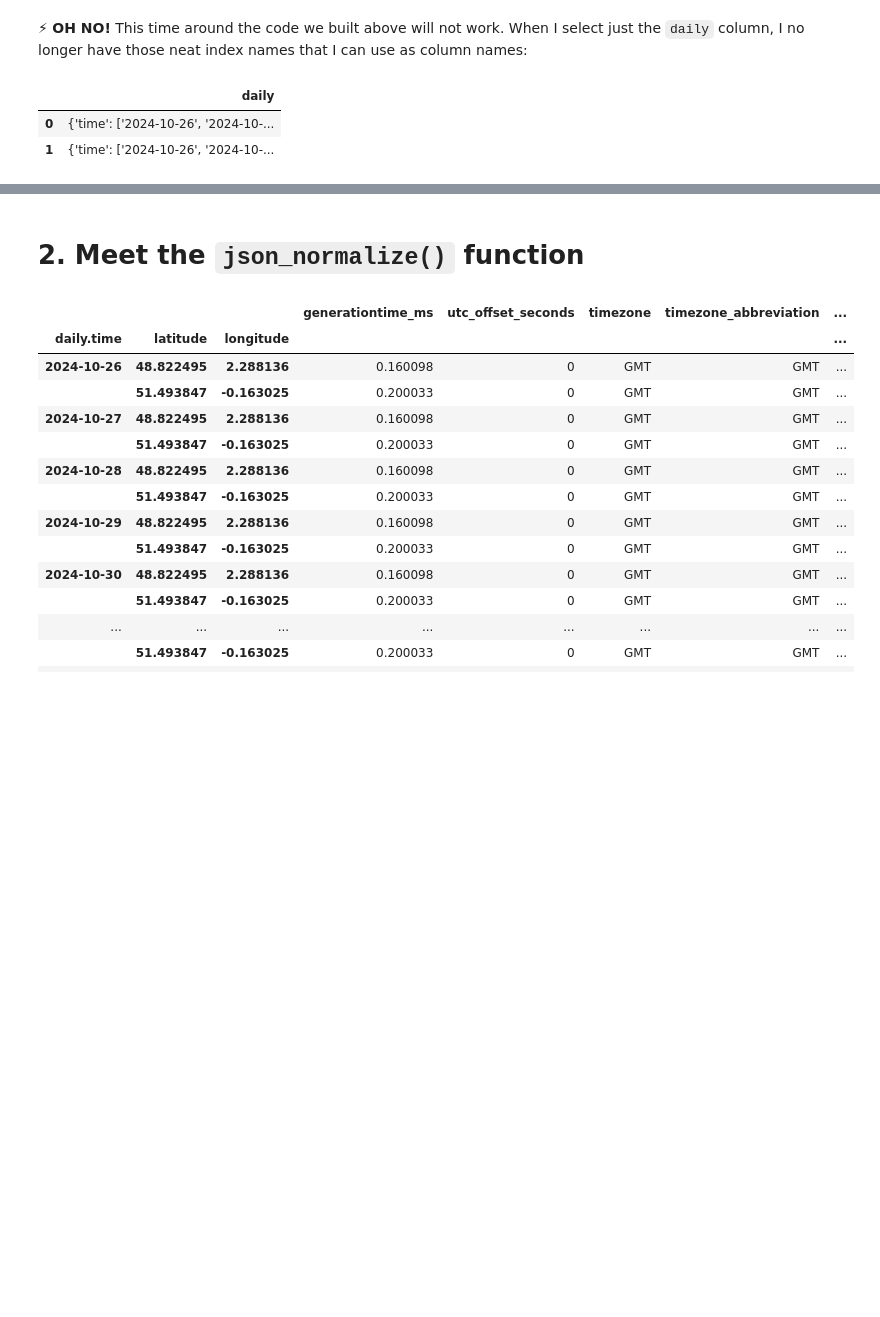
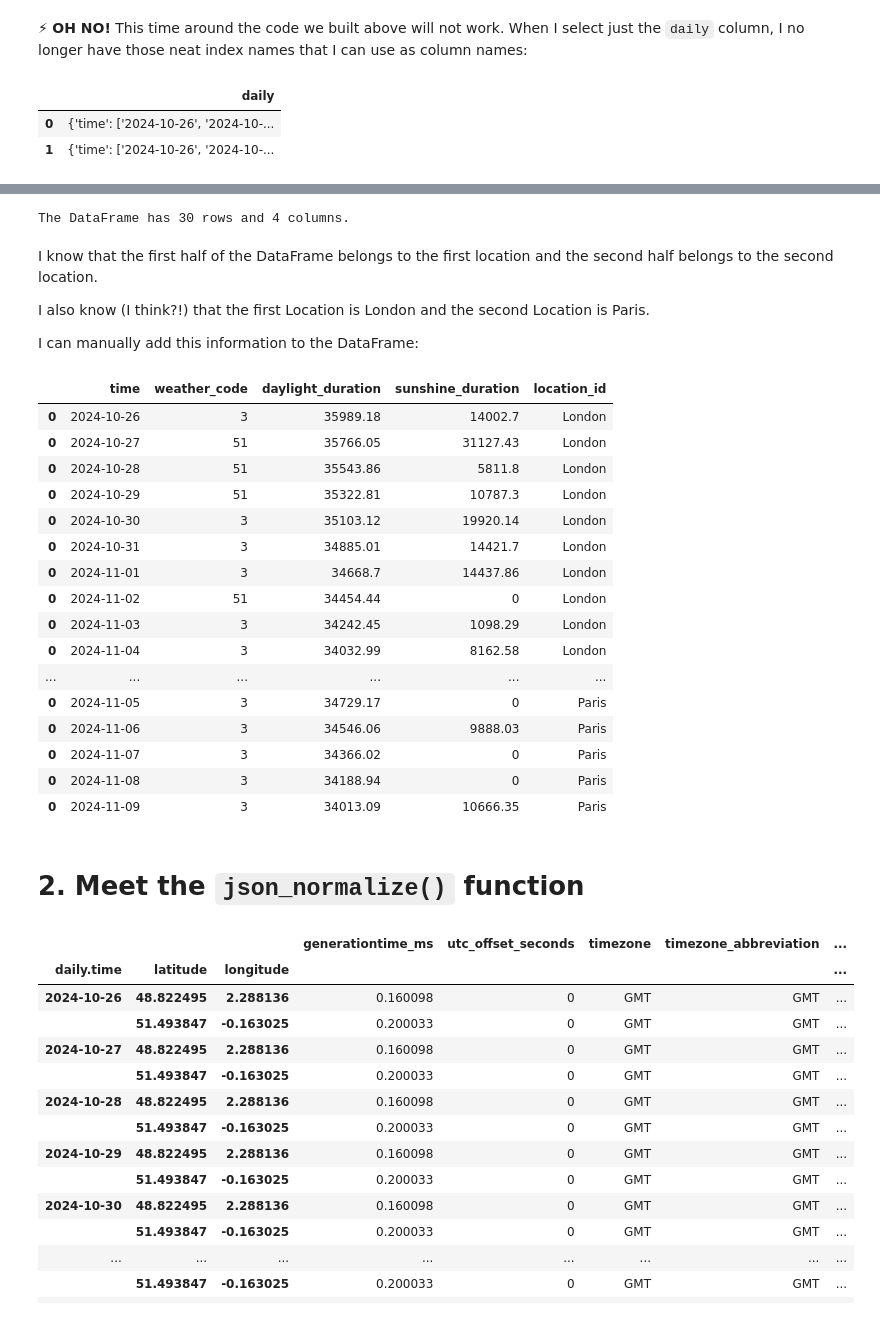
Before and after one commit to zoe-e-thomas/ds105a-2024, a Jupyter notebook: W07-Material/code/LSE_DS105A_2024_W07_lecture.ipynb, the cells around one changed output, grey strips where cells are left out. Saved outputs shown, nothing was run; the diff lists cells and outputs as text; code cells hidden in the pictures; blank space fills up the shorter version.

Commit message:
WIP: Rewrite the first part

```diff
--- a/W07-Material/code/LSE_DS105A_2024_W07_lecture.ipynb
+++ b/W07-Material/code/LSE_DS105A_2024_W07_lecture.ipynb
@@ -344,0 +516,5 @@ list_of_dfs[0]
+# %%
+# I will save that to a variable so I can use it later.
+output = pd.DataFrame(json_two_locations)[selected_columns].values.tolist()
+
+len(output)
@@ -345,3 +575,39 @@ list_of_dfs[0]
+# %%
+df = pd.concat([pd.DataFrame(output[0]), pd.DataFrame(output[1])]).explode(columns_to_explode)
+
+print(f"The DataFrame has {df.shape[0]} rows and {df.shape[1]} columns.")
+# %% [output]
+The DataFrame has 30 rows and 4 columns.
+# %% [markdown]
+I know that the first half of the DataFrame belongs to the first location and the second half belongs to the second location.
+
+I also know (I think?!) that the first Location is London and the second Location is Paris.
+
+I can manually add this information to the DataFrame:
+# %%
+# This hurts my eyes. Never use hard-coded values like this.
+df['location_id'] = ['London'] * 15 + ['Paris'] * 15
+# %%
+# It's a bittersweet victory:
+df
+# %% [output]
+|  | time | weather_code | daylight_duration | sunshine_duration | location_id |
+| 0 | 2024-10-26 | 3 | 35989.18 | 14002.7 | London |
+| 0 | 2024-10-27 | 51 | 35766.05 | 31127.43 | London |
+| 0 | 2024-10-28 | 51 | 35543.86 | 5811.8 | London |
+| 0 | 2024-10-29 | 51 | 35322.81 | 10787.3 | London |
+| 0 | 2024-10-30 | 3 | 35103.12 | 19920.14 | London |
+| 0 | 2024-10-31 | 3 | 34885.01 | 14421.7 | London |
+| 0 | 2024-11-01 | 3 | 34668.7 | 14437.86 | London |
+| 0 | 2024-11-02 | 51 | 34454.44 | 0 | London |
+| 0 | 2024-11-03 | 3 | 34242.45 | 1098.29 | London |
+| 0 | 2024-11-04 | 3 | 34032.99 | 8162.58 | London |
+| ... | ... | ... | ... | ... | ... |
+| 0 | 2024-11-05 | 3 | 34729.17 | 0 | Paris |
+| 0 | 2024-11-06 | 3 | 34546.06 | 9888.03 | Paris |
+| 0 | 2024-11-07 | 3 | 34366.02 | 0 | Paris |
+| 0 | 2024-11-08 | 3 | 34188.94 | 0 | Paris |
+| 0 | 2024-11-09 | 3 | 34013.09 | 10666.35 | Paris |
 # %% [markdown]
 # 2. Meet the `json_normalize()` function
 # %%
```
Also changed, not shown: parts of 72 cells of this notebook.
